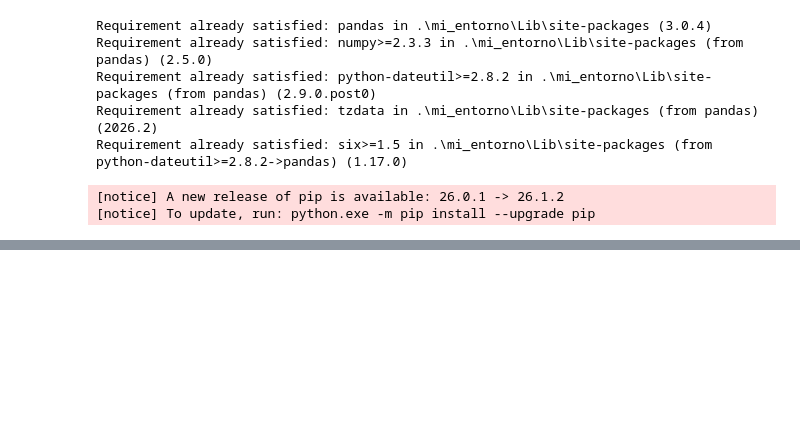
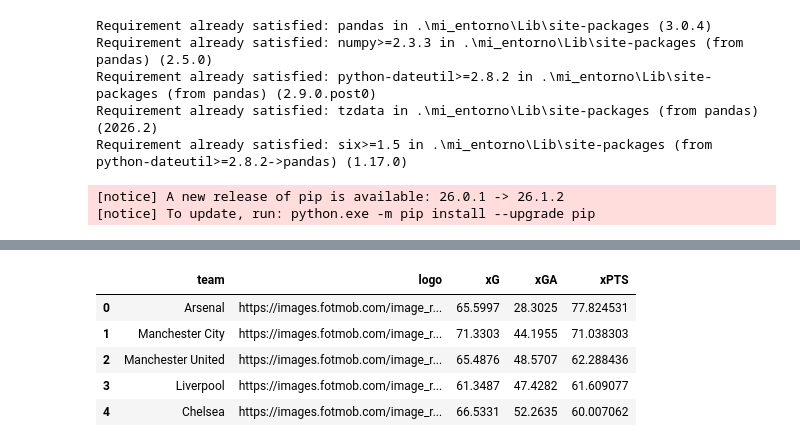
Before and after one commit to CescBlanco/pentiq, a Jupyter notebook: Scrapping datos fotmob.ipynb, the cells around one changed output, grey strips where cells are left out. Saved outputs shown, nothing was run; the diff lists cells and outputs as text; code cells hidden in the pictures; blank space fills up the shorter version.

```diff
--- a/Scrapping datos fotmob.ipynb
+++ b/Scrapping datos fotmob.ipynb
@@ -769,0 +212,11 @@ display(df)
+# %%
+# Comprobar que los logos cargan correctamente
+
+clasificaciones["Premier League"]["xG"][["team", "logo", "xG", "xGA", "xPTS"]].head()
+# %% [output]
+|  | team | logo | xG | xGA | xPTS |
+| 0 | Arsenal | https://images.fotmob.com/image_r... | 65.5997 | 28.3025 | 77.824531 |
+| 1 | Manchester City | https://images.fotmob.com/image_r... | 71.3303 | 44.1955 | 71.038303 |
+| 2 | Manchester United | https://images.fotmob.com/image_r... | 65.4876 | 48.5707 | 62.288436 |
+| 3 | Liverpool | https://images.fotmob.com/image_r... | 61.3487 | 47.4282 | 61.609077 |
+| 4 | Chelsea | https://images.fotmob.com/image_r... | 66.5331 | 52.2635 | 60.007062 |
```
Also changed, not shown: parts of 9 cells of this notebook.
